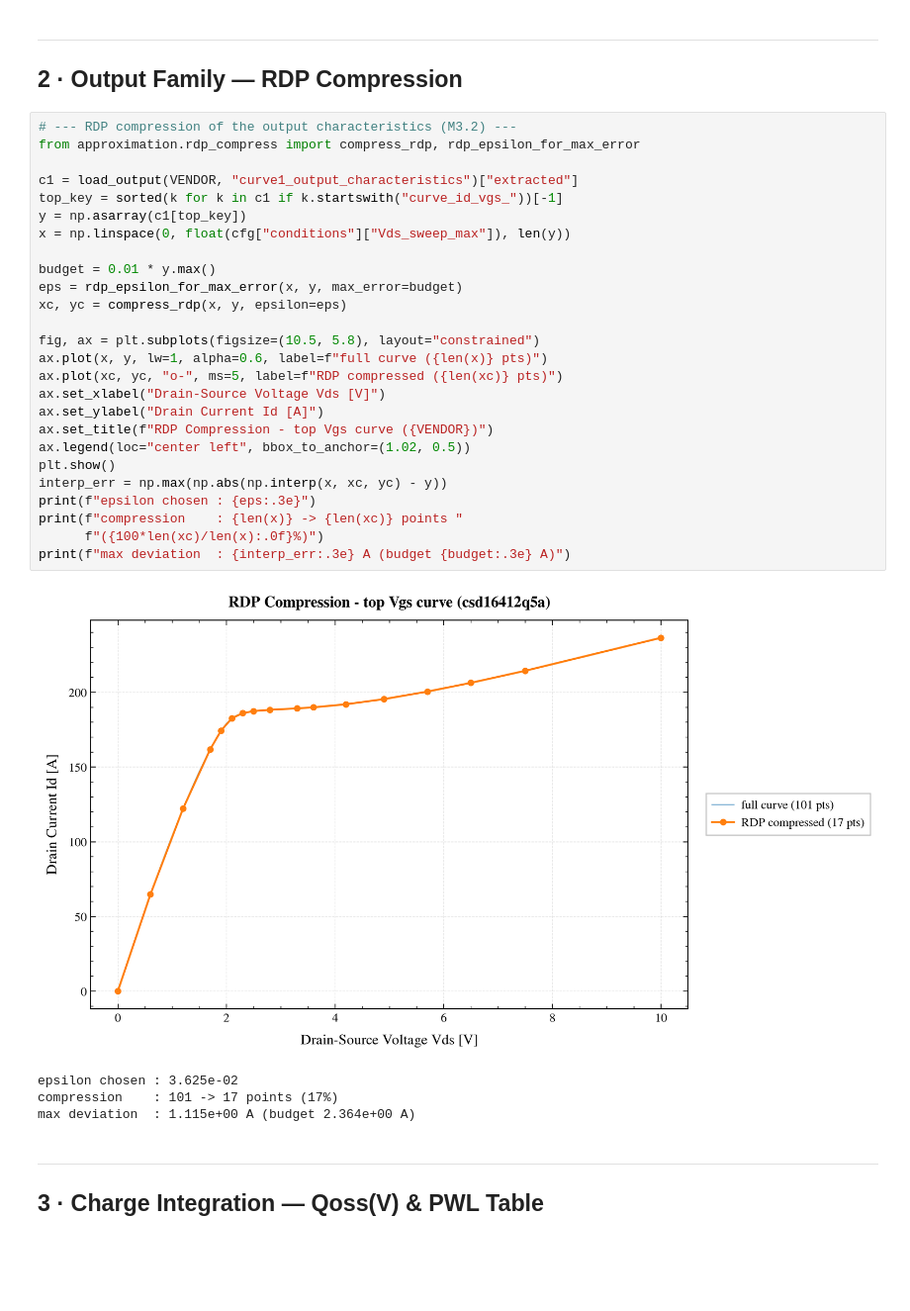
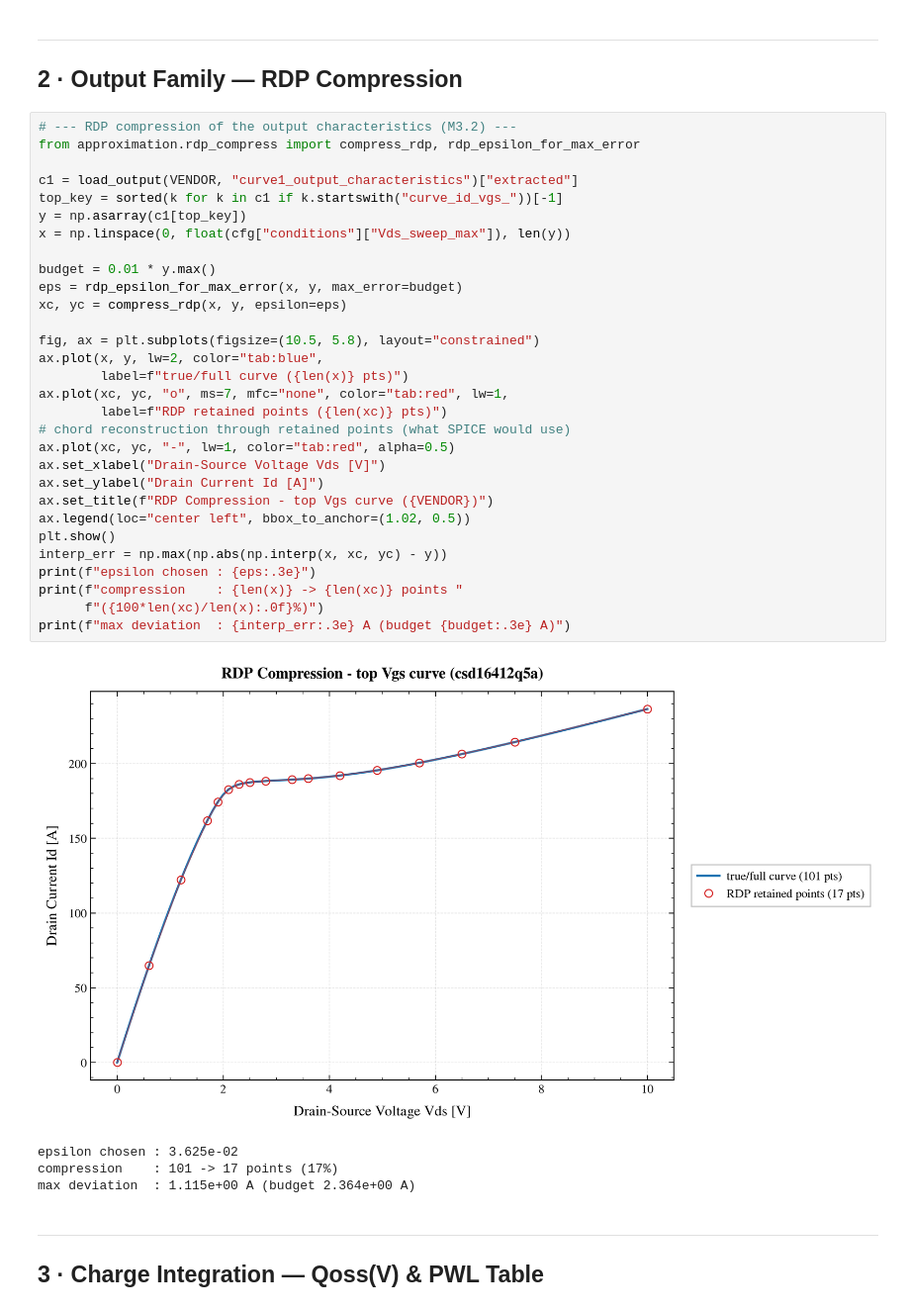
Before and after one commit to Anmol-G-K/PieceSpice, a Jupyter notebook: notebooks/02_piecewise_approximation.ipynb, the cells around one changed output. Shown at 99% size. Cells and saved outputs as stored; diff of their text form; blank space fills up the shorter version.

```diff
--- a/notebooks/02_piecewise_approximation.ipynb
+++ b/notebooks/02_piecewise_approximation.ipynb
@@ -74,31 +74,35 @@ relative RMSE: 0.635% of span
 # %%
 # --- RDP compression of the output characteristics (M3.2) ---
 from approximation.rdp_compress import compress_rdp, rdp_epsilon_for_max_error
 
 c1 = load_output(VENDOR, "curve1_output_characteristics")["extracted"]
 top_key = sorted(k for k in c1 if k.startswith("curve_id_vgs_"))[-1]
 y = np.asarray(c1[top_key])
 x = np.linspace(0, float(cfg["conditions"]["Vds_sweep_max"]), len(y))
 
 budget = 0.01 * y.max()
 eps = rdp_epsilon_for_max_error(x, y, max_error=budget)
 xc, yc = compress_rdp(x, y, epsilon=eps)
 
 fig, ax = plt.subplots(figsize=(10.5, 5.8), layout="constrained")
-ax.plot(x, y, lw=1, alpha=0.6, label=f"full curve ({len(x)} pts)")
-ax.plot(xc, yc, "o-", ms=5, label=f"RDP compressed ({len(xc)} pts)")
+ax.plot(x, y, lw=2, color="tab:blue",
+        label=f"true/full curve ({len(x)} pts)")
+ax.plot(xc, yc, "o", ms=7, mfc="none", color="tab:red", lw=1,
+        label=f"RDP retained points ({len(xc)} pts)")
+# chord reconstruction through retained points (what SPICE would use)
+ax.plot(xc, yc, "-", lw=1, color="tab:red", alpha=0.5)
 ax.set_xlabel("Drain-Source Voltage Vds [V]")
 ax.set_ylabel("Drain Current Id [A]")
 ax.set_title(f"RDP Compression - top Vgs curve ({VENDOR})")
 ax.legend(loc="center left", bbox_to_anchor=(1.02, 0.5))
 plt.show()
 interp_err = np.max(np.abs(np.interp(x, xc, yc) - y))
 print(f"epsilon chosen : {eps:.3e}")
 print(f"compression    : {len(x)} -> {len(xc)} points "
       f"({100*len(xc)/len(x):.0f}%)")
 print(f"max deviation  : {interp_err:.3e} A (budget {budget:.3e} A)")
 # %% [output]
-[figure, old version]
+[figure, new version]
 epsilon chosen : 3.625e-02
 compression    : 101 -> 17 points (17%)
 max deviation  : 1.115e+00 A (budget 2.364e+00 A)
```
Also changed, not shown: parts of 1 cell of this notebook, 2 other files.
